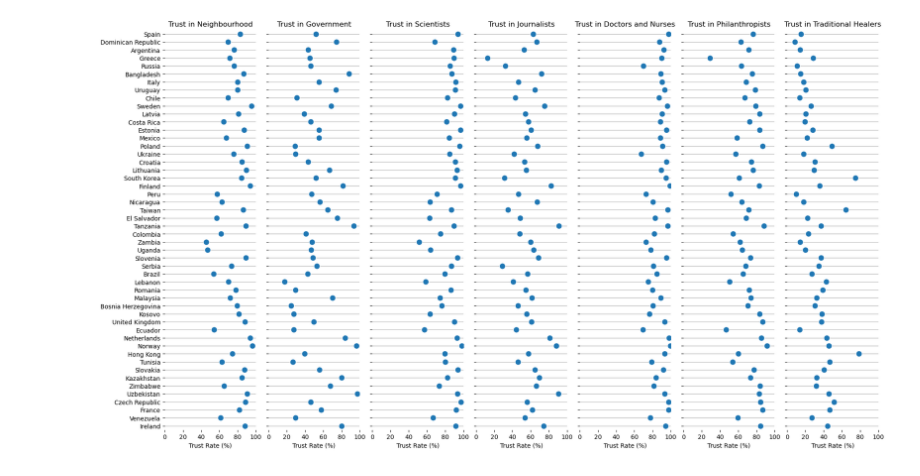
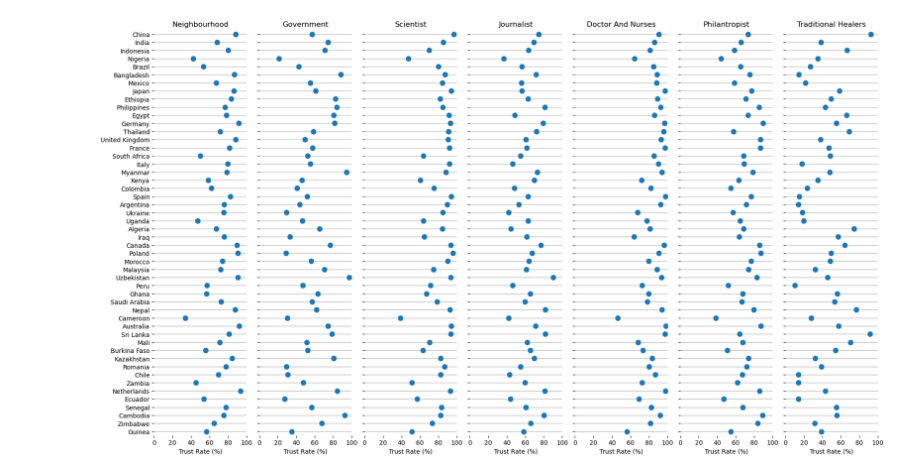
Before and after one commit to ethanshipman/Project-3-Group-3, a Jupyter notebook: Jupyter_Files/Ethan_S.ipynb, the cells around one changed output. Saved outputs shown, nothing was run; the diff lists cells and outputs as text; code cells hidden in the pictures.

Commit message:
adjusted my plotting to align with database

```diff
--- a/Jupyter_Files/Ethan_S.ipynb
+++ b/Jupyter_Files/Ethan_S.ipynb
@@ -20,0 +11,6 @@ Index(['country', 'neighbourhood', 'government', 'scientist', 'journalist',
+# %%
+# fetching data from db and converting to df
+cursor = collection.find()
+data = pd.DataFrame(list(cursor))
+data.drop(columns=['_id'], inplace=True)
+print(data.head())
@@ -29,7 +39,4 @@ trust_columns = [
     'philantropist',
     'traditional_healers'
 ]
-data[trust_columns] = data[trust_columns].apply(pd.to_numeric, errors='coerce').round(2)
-#calculation finding trust disparity for each country
-data['disparity'] = data[trust_columns].max(axis=1) - data[trust_columns].min(axis=1)
-display(data.head())
+top_50_countries = data.nlargest(50, "population")
@@ -62,6 +42,0 @@ Index(['country', 'neighbourhood', 'government', 'scientist', 'journalist',
-# %%
-#finding the top 50 countries w the largest trust disparities
-top_50_countries = data.nlargest(50, 'disparity')
-for col in trust_columns:
-    top_50_countries[col] = pd.to_numeric(top_50_countries[col], errors='coerce')
-print(top_50_countries.columns)
@@ -109,39 +43,26 @@ Passing `palette` without assigning `hue` is deprecated and will be removed in v
 # %%
 # Create PairGrid
 
-g = sns.PairGrid(top_50_countries.sort_values("disparity", ascending=False),
+g = sns.PairGrid(top_50_countries,
                  x_vars=trust_columns, y_vars=["country"],
                  height=10, aspect=.25)
-# Draw a dot plot using the stripplot function
+
+# Draw a dot plot
 g.map(sns.stripplot, size=10, orient="h", jitter=False,
       palette="flare_r", linewidth=1, edgecolor="w")
 
-# Use the same x axis limits on all columns and add better labels
+# Set x-axis limits and labels
 g.set(xlim=(0, 100), xlabel="Trust Rate (%)", ylabel="")
 
-# Use semantically meaningful titles for the columns
-titles = [
-    "Trust in Neighbourhood",
-    "Trust in Government",
-    "Trust in Scientists",
-    "Trust in Journalists",
-    "Trust in Doctors and Nurses",
-    "Trust in Philanthropists",
-    "Trust in Traditional Healers"
-]
-
+# Add titles dynamically
+titles = [col.replace('_', ' ').title() for col in trust_columns]
 for ax, title in zip(g.axes.flat, titles):
-
-    # Set a different title for each axes
     ax.set(title=title)
-
-    # Make the grid horizontal instead of vertical
     ax.xaxis.grid(False)
     ax.yaxis.grid(True)
 
-# Clean up the plot for a better look
+# Clean up the plot
 sns.despine(left=True, bottom=True)
-
 plt.show()
 # %% [output]
-[figure, old version]
+[figure, new version]
```
Also changed, not shown: parts of 12 cells of this notebook.
